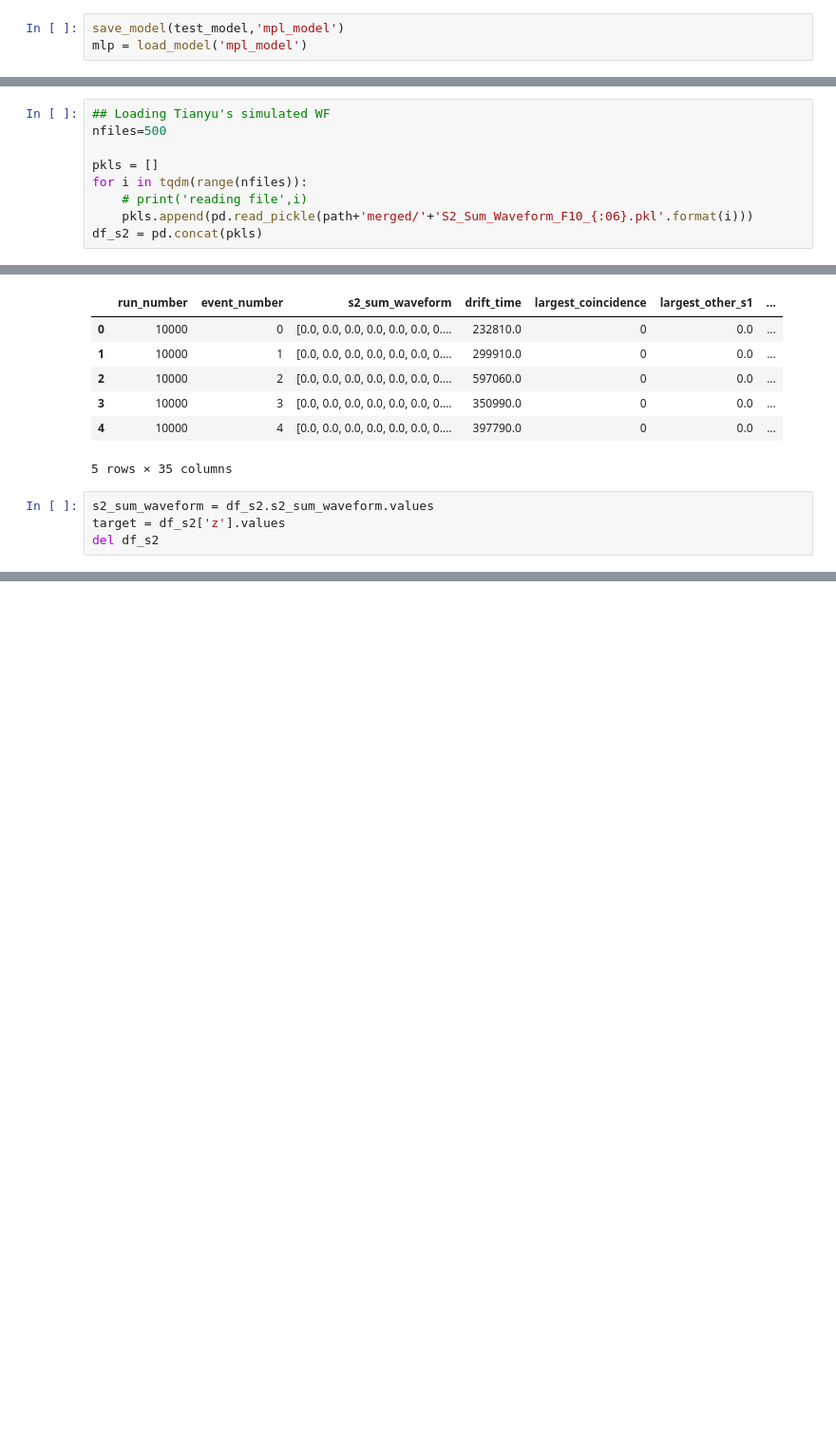
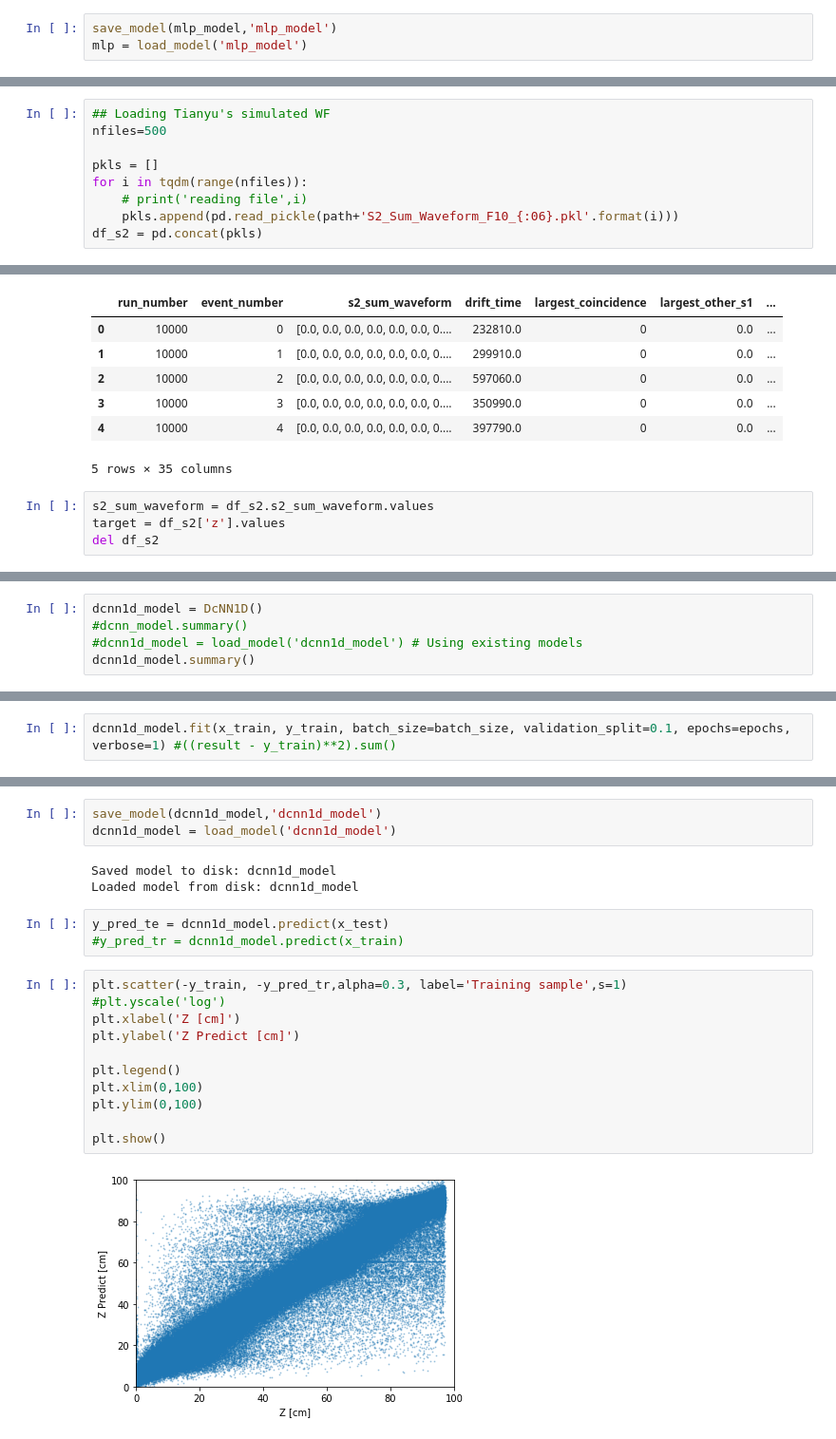
Before and after one commit to weiyuehuan/Tensorflow, a Jupyter notebook: tensorflow_nn_xe1t_posrec.ipynb, the cells around one changed output, grey strips where cells are left out. Shown at 95% size. Drawn from its saved outputs; the diff is of its cells as text; blank space fills up the shorter version.

```diff
--- a/tensorflow_nn_xe1t_posrec.ipynb
+++ b/tensorflow_nn_xe1t_posrec.ipynb
@@ -128,3 +157,3 @@ mpl_model.fit(x_train_pos, y_train_pos, batch_size=batch_size, validation_split=
 # %%
-save_model(test_model,'mpl_model')
-mlp = load_model('mpl_model')
+save_model(mlp_model,'mlp_model')
+mlp = load_model('mlp_model')
@@ -166,7 +204,7 @@ nfiles=500
 pkls = []
 for i in tqdm(range(nfiles)):
     # print('reading file',i)
-    pkls.append(pd.read_pickle(path+'merged/'+'S2_Sum_Waveform_F10_{:06}.pkl'.format(i)))
+    pkls.append(pd.read_pickle(path+'S2_Sum_Waveform_F10_{:06}.pkl'.format(i)))
 df_s2 = pd.concat(pkls)
 # %%
 df_s2 = df_s2[df_s2.s2>0]
@@ -207,0 +301,5 @@ x_test = sequence.pad_sequences(x_test, maxlen=maxlen)
+# %%
+dcnn1d_model = DcNN1D()
+#dcnn_model.summary()
+#dcnn1d_model = load_model('dcnn1d_model') # Using existing models
+dcnn1d_model.summary()
@@ -207,0 +324,2 @@ x_test = sequence.pad_sequences(x_test, maxlen=maxlen)
+# %%
+dcnn1d_model.fit(x_train, y_train, batch_size=batch_size, validation_split=0.1, epochs=epochs, verbose=1) #((result - y_train)**2).sum()
@@ -207,0 +345,22 @@ x_test = sequence.pad_sequences(x_test, maxlen=maxlen)
+# %%
+save_model(dcnn1d_model,'dcnn1d_model')
+dcnn1d_model = load_model('dcnn1d_model')
+# %% [output]
+Saved model to disk: dcnn1d_model
+Loaded model from disk: dcnn1d_model
+# %%
+y_pred_te = dcnn1d_model.predict(x_test)
+#y_pred_tr = dcnn1d_model.predict(x_train)
+# %%
+plt.scatter(-y_train, -y_pred_tr,alpha=0.3, label='Training sample',s=1)
+#plt.yscale('log')
+plt.xlabel('Z [cm]')
+plt.ylabel('Z Predict [cm]')
+
+plt.legend()
+plt.xlim(0,100)
+plt.ylim(0,100)
+
+plt.show()
+# %% [output]
+[figure, added]
```
Also changed, not shown: parts of 30 cells of this notebook.
